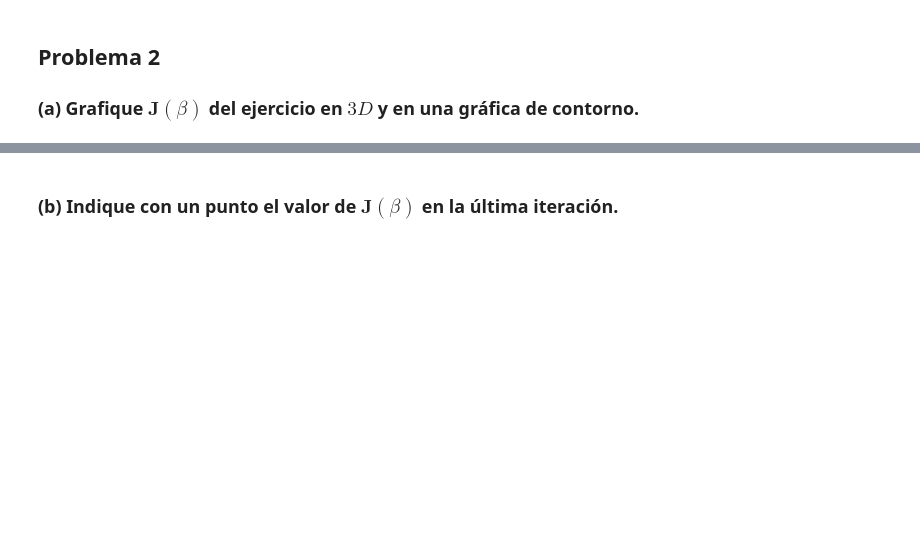
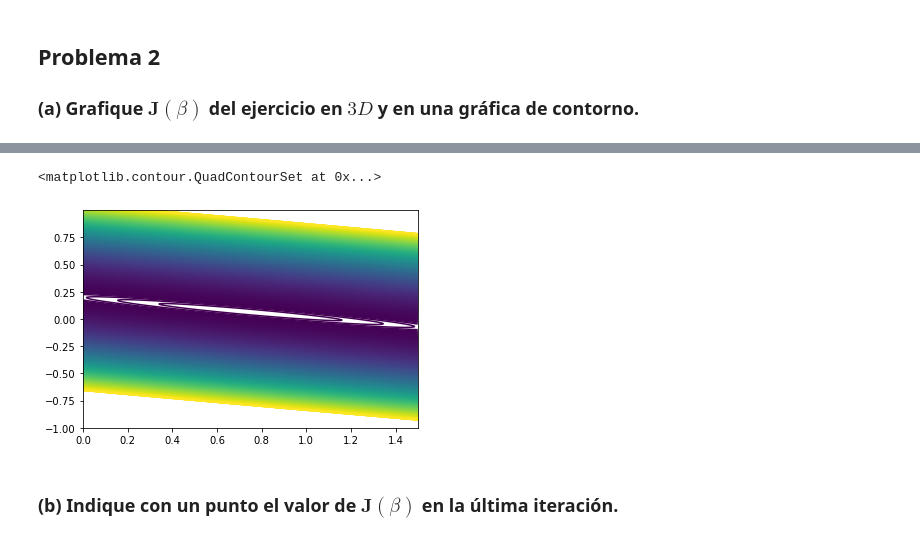
Before and after one commit to jesusigarmor/Matematicas-computacionales-fall2020, a Jupyter notebook: alumnos/anacris2802/Tarea2.ipynb, the cells around one changed output, grey strips where cells are left out. Saved outputs shown, nothing was run; the diff lists cells and outputs as text; code cells hidden in the pictures; blank space fills up the shorter version.

```diff
--- a/alumnos/anacris2802/Tarea2.ipynb
+++ b/alumnos/anacris2802/Tarea2.ipynb
@@ -33,3 +73,8 @@ $$\textbf{J}(\beta_0, \beta_1) = \frac{1}{2n}\sum_{(x^{(i)}, y^{(i)}) \in X \tim
+# %%
+plt.contour(B0,B1,C,levels=np.arange(0,10,0.01))
+# %% [output]
+<matplotlib.contour.QuadContourSet at 0x...>
+[figure, added]
 # %% [markdown]
 ### (b) Indique con un punto el valor de $\textbf{J}(\beta)$ en la última iteración.
 # %% [markdown]
```
Also changed, not shown: parts of 13 cells of this notebook, 4 other files.
